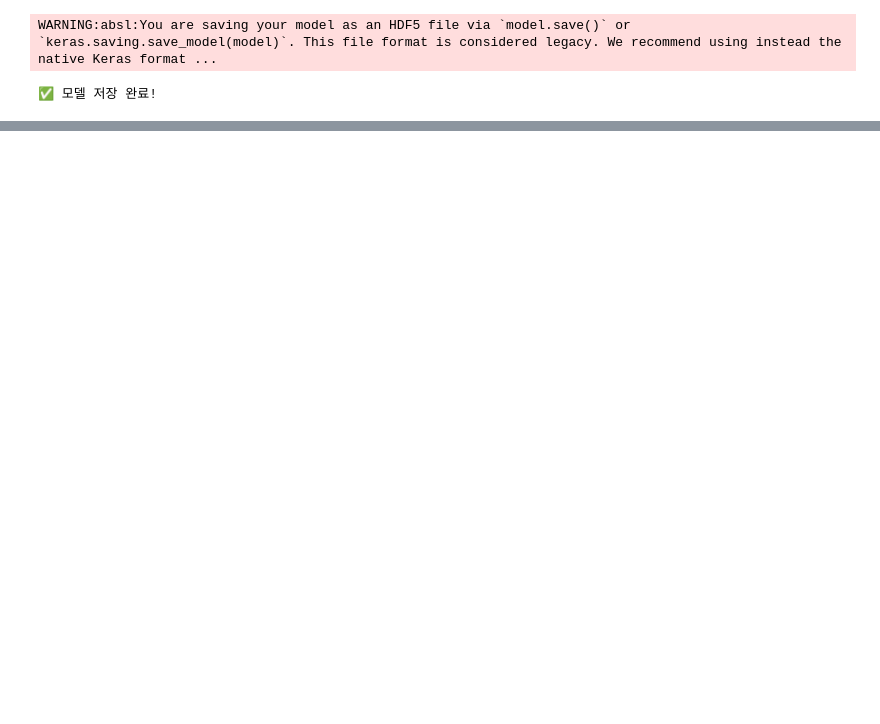
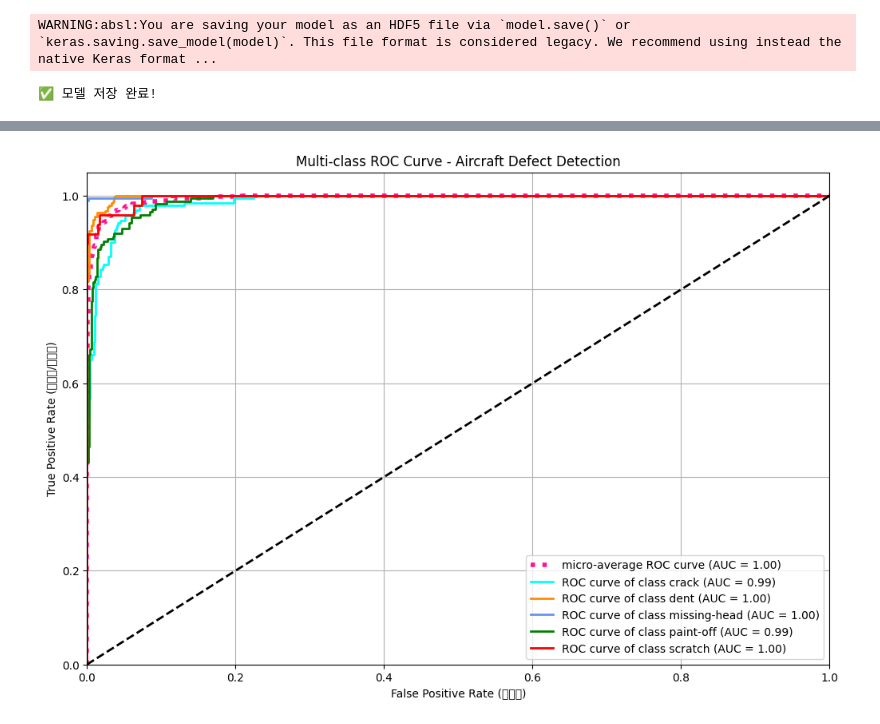
Before and after one commit to han960409/human-31, a Jupyter notebook: DLLLM.ipynb, the cells around one changed output, grey strips where cells are left out. Cells and saved outputs as stored; diff of their text form; code cells hidden in the pictures; blank space fills up the shorter version.

```diff
--- a/DLLLM.ipynb
+++ b/DLLLM.ipynb
@@ -253,3 +262,75 @@ print("✅ 모델 저장 완료!")
 # %% [output]
 WARNING:absl:You are saving your model as an HDF5 file via `model.save()` or `keras.saving.save_model(model)`. This file format is considered legacy. We recommend using instead the native Keras format ...
 ✅ 모델 저장 완료!
+# %%
+import matplotlib.pyplot as plt
+from sklearn.metrics import roc_curve, auc
+from sklearn.preprocessing import label_binarize
+from itertools import cycle
+import numpy as np
+
+# --- 1. 데이터 준비 및 예측 ---
+# 검증 데이터셋(val_ds)에서 이미지와 라벨을 추출합니다.
+# 주의: val_ds가 shuffle되어 있지 않아야 정확한 비교가 가능합니다.
+y_test = []
+y_score = []
+
+print("검증 데이터셋에 대한 예측을 진행 중입니다... (시간이 소요될 수 있습니다)")
+for images, labels in val_ds:
+    # 모델 예측 (확률값 추출)
+    preds = model.predict(images)
+
+    y_test.extend(labels.numpy())
+    y_score.extend(preds)
+
+y_test = np.array(y_test)
+y_score = np.array(y_score)
+n_classes = len(class_names)
+
+# --- 2. 라벨 이진화 (One-Hot Encoding) ---
+# ROC 곡선 계산을 위해 라벨을 이진화합니다. (예: 2 -> [0, 0, 1, 0, 0])
+y_test_bin = label_binarize(y_test, classes=[0, 1, 2, 3, 4])
+
+# --- 3. 클래스별 ROC 및 AUC 계산 ---
+fpr = dict()
+tpr = dict()
+roc_auc = dict()
+
+for i in range(n_classes):
+    fpr[i], tpr[i], _ = roc_curve(y_test_bin[:, i], y_score[:, i])
+    roc_auc[i] = auc(fpr[i], tpr[i])
+
+# --- 4. Micro-average ROC 및 AUC 계산 (전체적인 성능) ---
+fpr["micro"], tpr["micro"], _ = roc_curve(y_test_bin.ravel(), y_score.ravel())
+roc_auc["micro"] = auc(fpr["micro"], tpr["micro"])
+
+# --- 5. ROC 곡선 시각화 ---
+plt.figure(figsize=(12, 8))
+
+# Micro-average ROC 곡선 (점선)
+plt.plot(fpr["micro"], tpr["micro"],
+         label=f'micro-average ROC curve (AUC = {roc_auc["micro"]:.2f})',
+         color='deeppink', linestyle=':', linewidth=4)
+
+# 클래스별 ROC 곡선 (실선)
+colors = cycle(['aqua', 'darkorange', 'cornflowerblue', 'green', 'red'])
+for i, color in zip(range(n_classes), colors):
+    plt.plot(fpr[i], tpr[i], color=color, lw=2,
+             label=f'ROC curve of class {class_names[i]} (AUC = {roc_auc[i]:.2f})')
+
+# 대각선 (무작위 예측)
+plt.plot([0, 1], [0, 1], 'k--', lw=2)
+
+# 그래프 설정
+plt.xlim([0.0, 1.0])
+plt.ylim([0.0, 1.05])
+plt.xlabel('False Positive Rate')
+plt.ylabel('True Positive Rate')
+plt.title('Multi-class ROC Curve - Aircraft Defect Detection')
+plt.legend(loc="lower right")
+plt.grid(True)
+
+# 그래프 출력
+# st.pyplot(plt) # Streamlit 환경인 경우
+plt.show() # 로컬 주피터 노트북 환경인 경우
+# %% [output]
@@ -255,0 +354 @@ WARNING:absl:You are saving your model as an HDF5 file via `model.save()` or `ke
+[figure, added]
```
Also changed, not shown: parts of 5 cells of this notebook, 4 other files.
